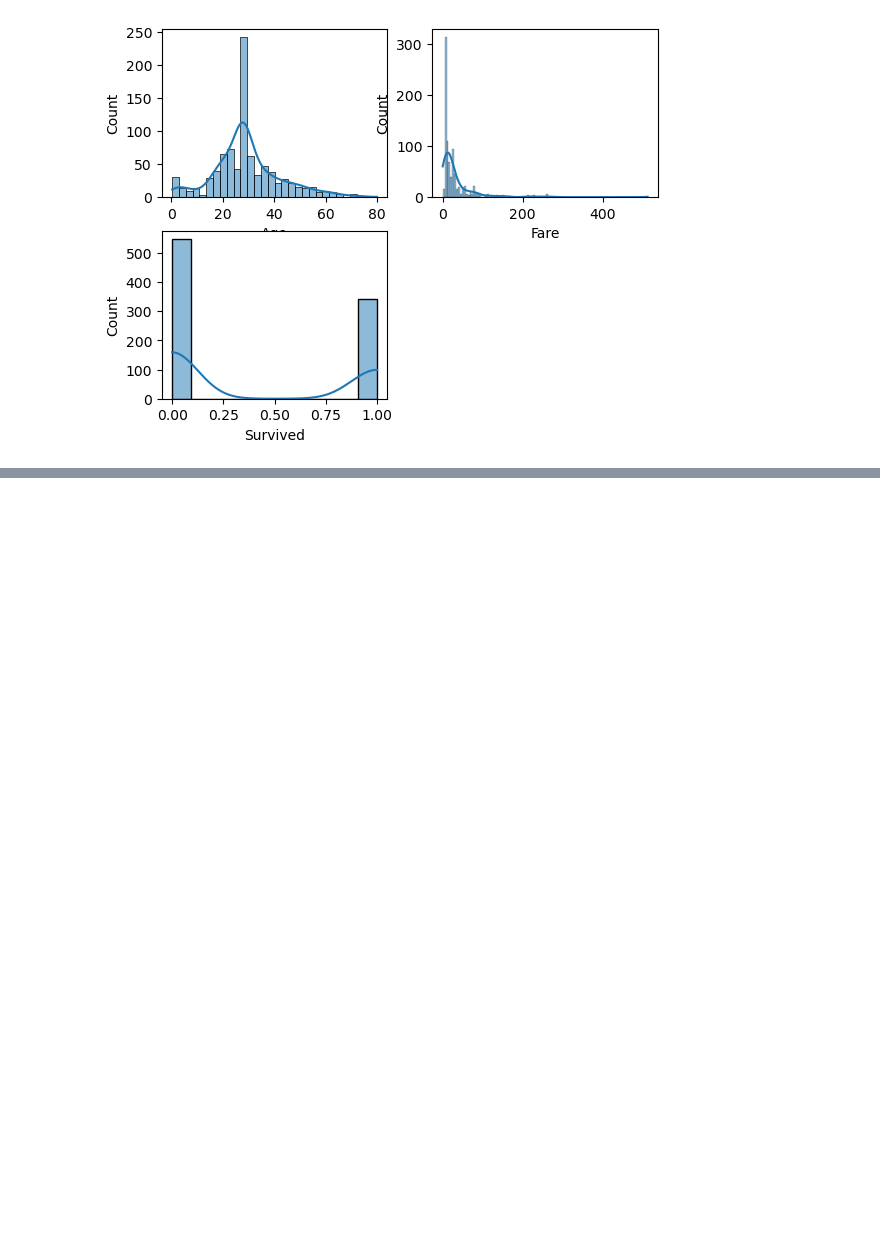
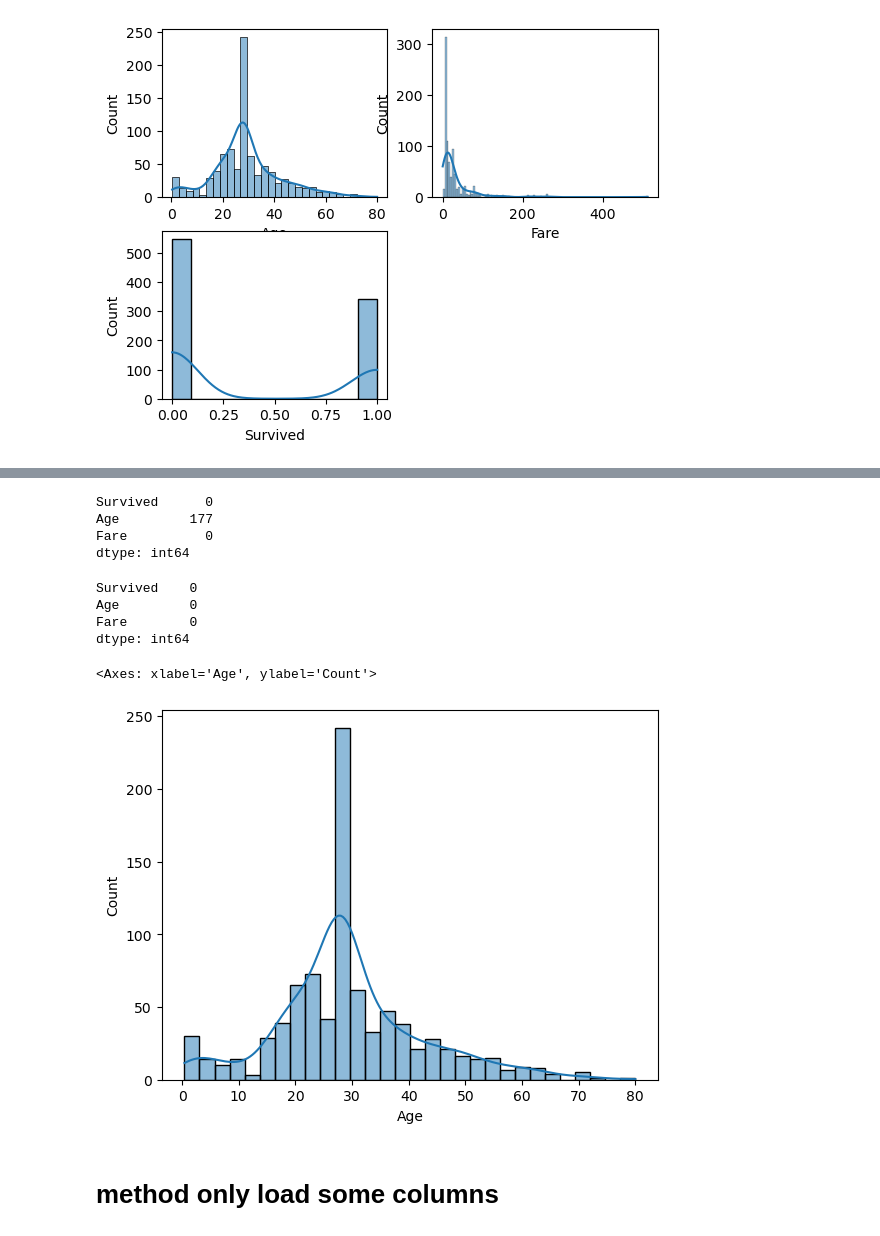
Before and after one commit to ankushgupta05/ML-BY-SISTec-4th-sem, a Jupyter notebook: ML/Statistics/Center Tendency.ipynb, the cells around one changed output, grey strips where cells are left out. Saved outputs shown, nothing was run; the diff lists cells and outputs as text; code cells hidden in the pictures; blank space fills up the shorter version.

```diff
--- a/ML/Statistics/Center Tendency.ipynb
+++ b/ML/Statistics/Center Tendency.ipynb
@@ -235,0 +257,3 @@ sns.histplot(df['Survived'], kde=True)
+# %%
+df = pd.read_csv('sample data\\titanic.csv',usecols=['Survived','Age','Fare'])
+df
@@ -235,0 +274,26 @@ sns.histplot(df['Survived'], kde=True)
+# %%
+df.isnull().sum()
+# %% [output]
+Survived      0
+Age         177
+Fare          0
+dtype: int64
+# %%
+df['Age'].fillna(df['Age'].median(), inplace=True)
+# %%
+df.isnull().sum()
+# %% [output]
+Survived    0
+Age         0
+Fare        0
+dtype: int64
+# %%
+sns.histplot(df['Age'],kde=True)
+
+
+# left log make as a result
+# %% [output]
+<Axes: xlabel='Age', ylabel='Count'>
+[figure, added]
+# %% [markdown]
+# method only load some columns
```
Also changed, not shown: parts of 31 cells of this notebook.
